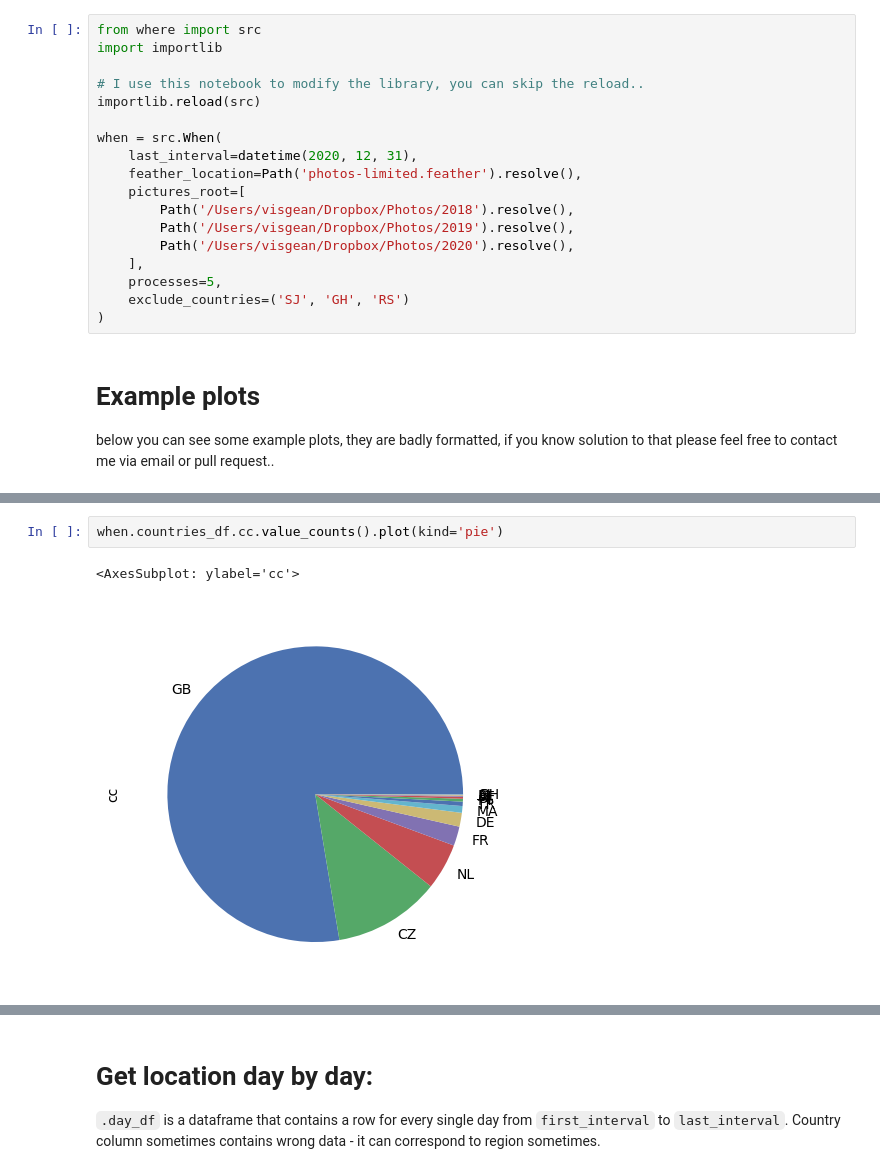
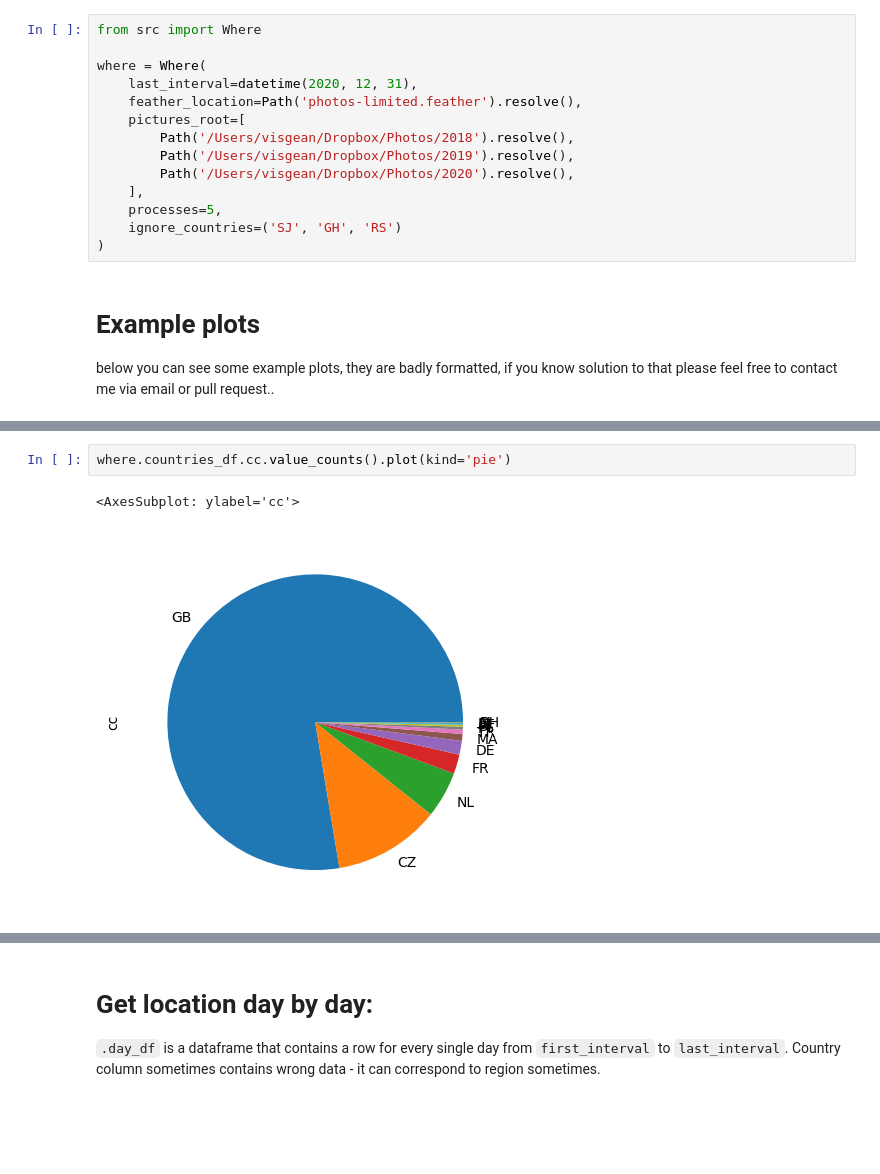
Before and after one commit to Visgean/where, a Jupyter notebook: example.ipynb, the cells around one changed output, grey strips where cells are left out. Saved outputs shown, nothing was run; the diff lists cells and outputs as text; blank space fills up the shorter version.

```diff
--- a/example.ipynb
+++ b/example.ipynb
@@ -8,13 +8,9 @@ import matplotlib.pyplot as plt
 
 You can set ``first_interval`` to your birthday, then you have nice stats for every year.. You can skip last interval and it will assume you stayed at the last location you have photos of.
 # %%
-from where import src
-import importlib
+from src import Where
 
-# I use this notebook to modify the library, you can skip the reload..
-importlib.reload(src)
-
-when = src.When(
+where = Where(
     last_interval=datetime(2020, 12, 31),
     feather_location=Path('photos-limited.feather').resolve(),
     pictures_root=[
@@ -23,7 +19,7 @@ when = src.When(
         Path('/Users/visgean/Dropbox/Photos/2020').resolve(),
     ],
     processes=5,
-    exclude_countries=('SJ', 'GH', 'RS')
+    ignore_countries=('SJ', 'GH', 'RS')
 )
 # %% [markdown]
 # Example plots
@@ -37,8 +33,8 @@ when.countries_df.admin2.value_counts().plot(kind='pie')
 # %%
-when.countries_df.cc.value_counts().plot(kind='pie')
+where.countries_df.cc.value_counts().plot(kind='pie')
 # %% [output]
 <AxesSubplot: ylabel='cc'>
-[figure, old version]
+[figure, new version]
 # %%
 plt.style.use('seaborn-deep')
 fig = plt.figure(figsize = (15,20))
```
Also changed, not shown: parts of 5 cells of this notebook, 8 other files.
